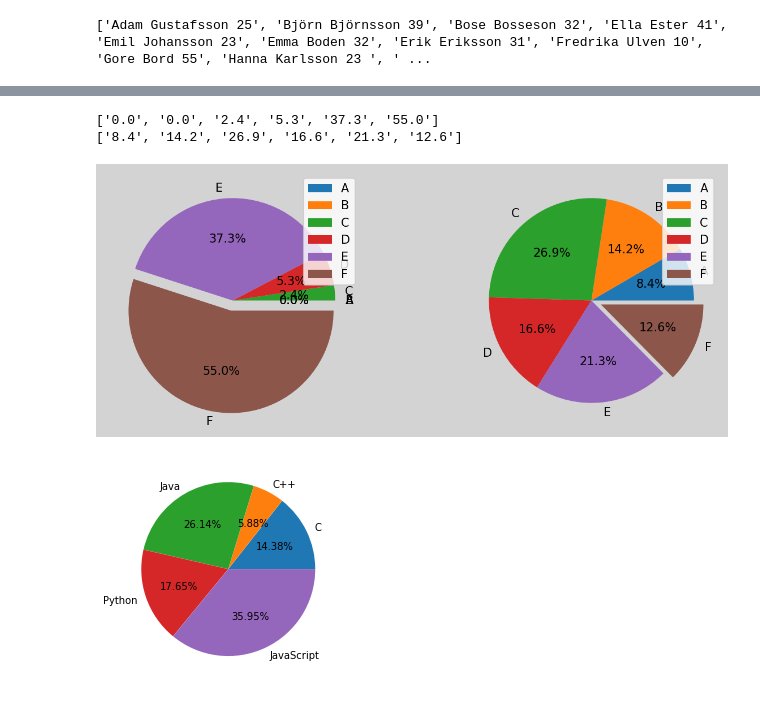
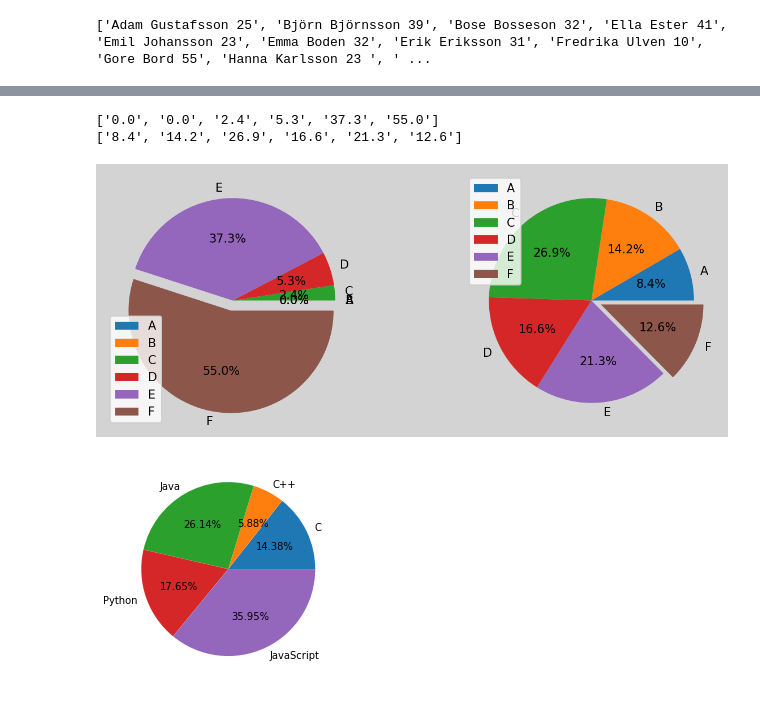
Before and after one commit to yuna-liu/python-programming-Yuna-Liu, a Jupyter notebook: Exercises/08-file-handling-exercise-done.ipynb, the cells around one changed output, grey strips where cells are left out. Saved outputs shown, nothing was run; the diff lists cells and outputs as text; code cells hidden in the pictures.

Commit message:
ax[0].legend()

```diff
--- a/Exercises/08-file-handling-exercise-done.ipynb
+++ b/Exercises/08-file-handling-exercise-done.ipynb
@@ -339,36 +339,36 @@ Use **subplot** in **matplotlib**
 import matplotlib.pyplot as plt
 
 path_1 = "../Files/NPvt19Ma2A.txt"
 path_2 = "../Files/NPvt19Ma2C.txt"
 
 def get_data(path):
     with open(path, "r") as f1:
         #plt.pie will automatically calculate the % through autopct="%1.1f%%"
         txt = f1.readlines()
         y_number = [line.strip("\n").replace("%", "").split()[1] for line in txt]
         print(y_number)
         # remember of using readlines.() for only one time
         y_number = [float(i) for i in y_number]
         grades = [line.strip("\n").replace("%", "").split()[0] for line in txt]
         return [y_number, grades]
 
 def draw_data(y1_number, grades_1, y2_number, grades_2):
     myexplode = [0, 0, 0, 0, 0, 0.1]
     fig, ax = plt.subplots(1, 2, dpi=150, figsize=(10, 4))
     fig.set_facecolor('lightgrey')
     ax[0].pie(y1_number, labels = grades_1, explode = myexplode, autopct='%1.1f%%')
-    ax[0].legend(loc="upper right")
+    ax[0].legend()
     ax[1].pie(y2_number, labels = grades_2, explode = myexplode, autopct='%1.1f%%')
-    ax[1].legend(loc="upper right")
+    ax[1].legend()
 
 
 grades_percentages_1 = get_data(path_1)
 grades_percentages_2 = get_data(path_2)
 draw_data(grades_percentages_1[0], grades_percentages_1[1], grades_percentages_2[0], grades_percentages_2[1])
 # %% [output]
 ['0.0', '0.0', '2.4', '5.3', '37.3', '55.0']
 ['8.4', '14.2', '26.9', '16.6', '21.3', '12.6']
-[figure, old version]
+[figure, new version]
 # %%
 # Python matplotlib Pie Chart Examples
 
```
